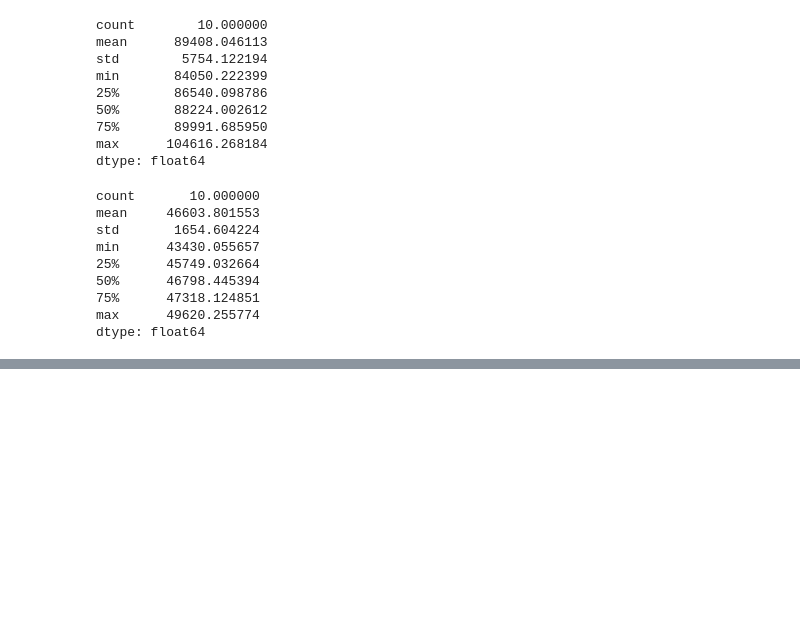
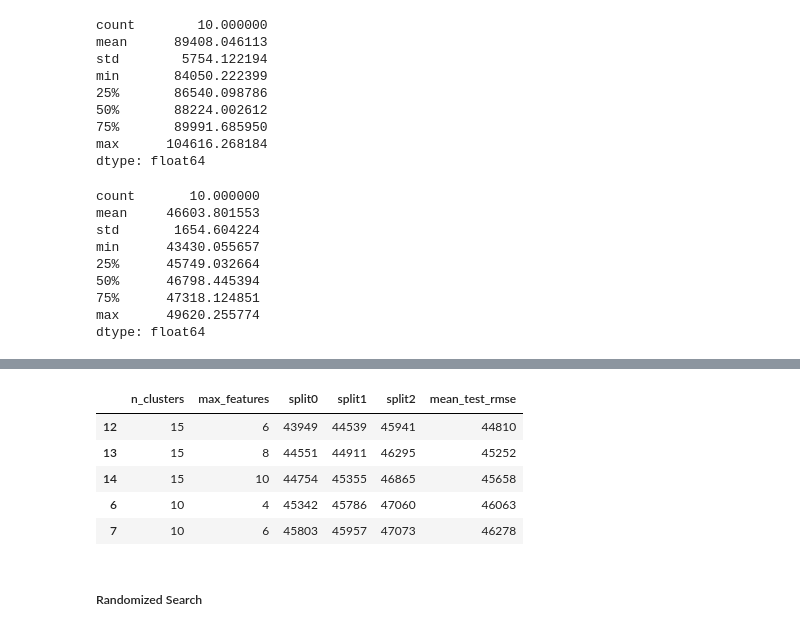
Before and after one commit to HyanLucas/Hands-on-Machine-Learning-3-Projects, a Jupyter notebook: End-o-end-machine-learning-project/california-housing-price-prediction.ipynb, the cells around one changed output, grey strips where cells are left out. Saved outputs shown, nothing was run; the diff lists cells and outputs as text; code cells hidden in the pictures; blank space fills up the shorter version.

Commit message:
feat: Grid Search

```diff
--- a/End-o-end-machine-learning-project/california-housing-price-prediction.ipynb
+++ b/End-o-end-machine-learning-project/california-housing-price-prediction.ipynb
@@ -1182,3 +1182,10 @@ min      43430.055657
 75%      47318.124851
 max      49620.255774
 dtype: float64
+# %%
+forest_reg.fit(housing, housing_labels)
+housing_predictions = forest_reg.predict(housing)
+forest_rmse = mean_squared_error(housing_labels, housing_predictions,
+                                 squared=False)
+
+forest_rmse
@@ -1184,0 +1198,16 @@ dtype: float64
+# %%
+from sklearn.model_selection import GridSearchCV
+
+full_pipeline = Pipeline([
+    ("preprocessing", preprocessing),
+    ("random_forest", RandomForestRegressor(random_state=42)),
+])
+param_grid = [
+    {'preprocessing__geo__n_clusters': [5, 8, 10],
+     'random_forest__max_features': [4, 6, 8]},
+    {'preprocessing__geo__n_clusters': [10, 15],
+     'random_forest__max_features': [6, 8, 10]},
+]
+grid_search = GridSearchCV(full_pipeline, param_grid, cv=3,
+                           scoring='neg_root_mean_squared_error')
+grid_search.fit(housing, housing_labels)
@@ -1184,0 +1262,22 @@ dtype: float64
+# %%
+cv_res = pd.DataFrame(grid_search.cv_results_)
+cv_res.sort_values(by="mean_test_score", ascending=False, inplace=True)
+
+cv_res = cv_res[["param_preprocessing__geo__n_clusters",
+                 "param_random_forest__max_features", "split0_test_score",
+                 "split1_test_score", "split2_test_score", "mean_test_score"]]
+
+score_cols = ["split0", "split1", "split2", "mean_test_rmse"]
+cv_res.columns = ["n_clusters", "max_features"] + score_cols
+cv_res[score_cols] = -cv_res[score_cols].round().astype(np.int64)
+
+cv_res.head()
+# %% [output]
+|  | n_clusters | max_features | split0 | split1 | split2 | mean_test_rmse |
+| 12 | 15 | 6 | 43949 | 44539 | 45941 | 44810 |
+| 13 | 15 | 8 | 44551 | 44911 | 46295 | 45252 |
+| 14 | 15 | 10 | 44754 | 45355 | 46865 | 45658 |
+| 6 | 10 | 4 | 45342 | 45786 | 47060 | 46063 |
+| 7 | 10 | 6 | 45803 | 45957 | 47073 | 46278 |
+# %% [markdown]
+<h5>Randomized Search</h5>
```
Also changed, not shown: parts of 7 cells of this notebook.
